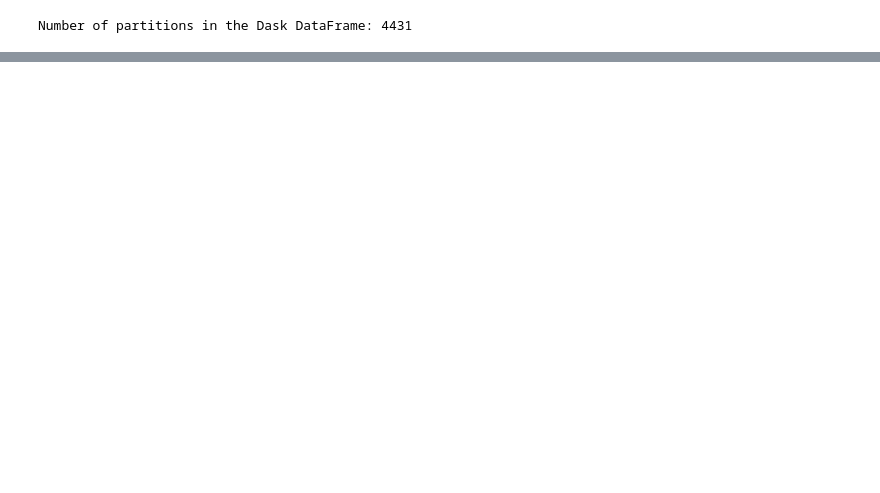
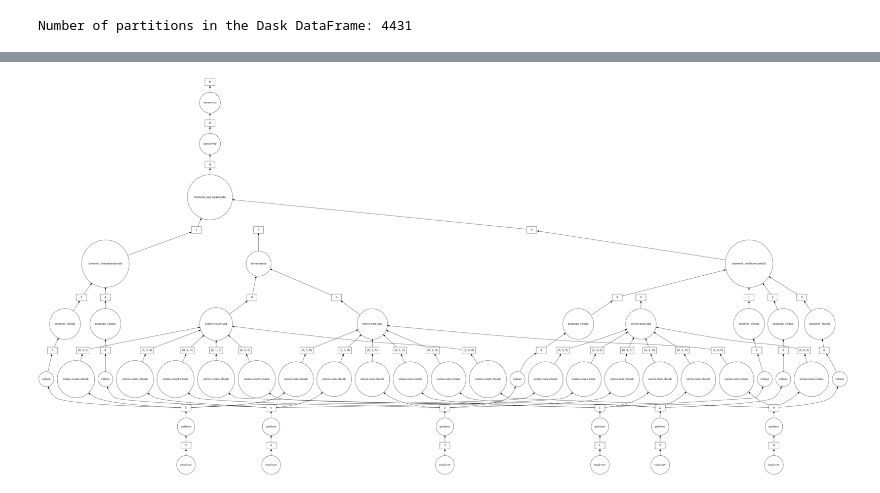
Before and after one commit to arnabbiswas1/dask_workshop, a Jupyter notebook: notebooks/dask_tutorial.ipynb, the cells around one changed output, grey strips where cells are left out. Cells and saved outputs as stored; diff of their text form; code cells hidden in the pictures; blank space fills up the shorter version.

```diff
--- a/notebooks/dask_tutorial.ipynb
+++ b/notebooks/dask_tutorial.ipynb
@@ -165,0 +259,6 @@ Number of partitions in the Dask DataFrame: 4431
+# %%
+sensor_one_std = dd_sample_small.sensor_1.std()
+sensor_one_max = dd_sample_small.sensor_1.max()
+sensor_one_mean = dd_sample_small.sensor_1.mean()
+
+dd.compute(sensor_one_std, sensor_one_mean)
@@ -165,0 +271,4 @@ Number of partitions in the Dask DataFrame: 4431
+# %%
+dask.visualize(sensor_one_std, sensor_one_mean, sensor_one_max)
+# %% [output]
+[figure, added]
```
Also changed, not shown: parts of 39 cells of this notebook.
